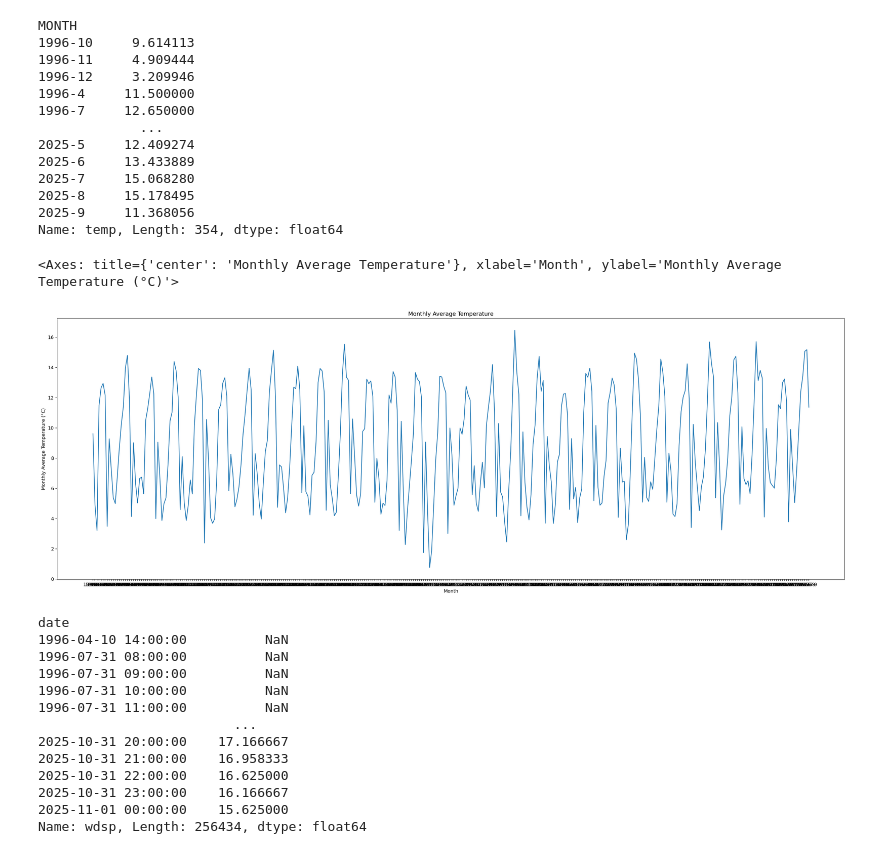
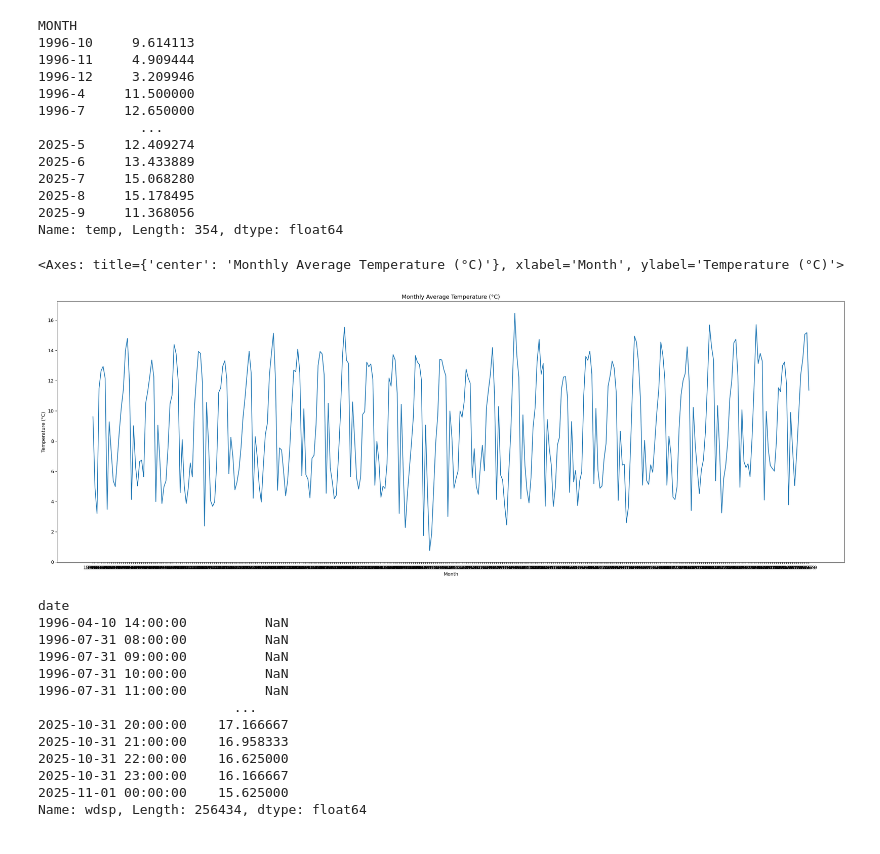
Before and after one commit to akshaypastagiya/PFDA, a Jupyter notebook: Assignments/assignment06-Weather.ipynb, the cells around one changed output. Drawn from its saved outputs; the diff is of its cells as text; code cells hidden in the pictures.

```diff
--- a/Assignments/assignment06-Weather.ipynb
+++ b/Assignments/assignment06-Weather.ipynb
@@ -8,7 +8,7 @@ import pandas as pd
 import matplotlib.pyplot as plt
 import seaborn as sns
 # %%
-df = pd.read_csv('https://cli.fusio.net/cli/climate_data/webdata/hly4935.csv', skiprows=23, index_col='date', low_memory=False,parse_dates=True)
+df = pd.read_csv('https://cli.fusio.net/cli/climate_data/webdata/hly4935.csv', skiprows=23, index_col='date', low_memory=False,parse_dates=True,date_format='%d-%b-%Y %H:%M')
 df.columns.to_list()
 print(df.head(3))
 # %% [output]
@@ -37,9 +37,9 @@ df = df.drop(columns=['ind', 'rain', 'ind.1', 'ind.2', 'wetb', 'dewpt', 'vappr',
 df['wdsp'] = pd.to_numeric(df['wdsp'], errors='coerce')
 # %%
 # convert date time to date
-df['DATE']=pd.to_datetime(df.index).date
+df['DATE']=pd.to_datetime(df.index,format='%d-%b-%Y %H:%M').date
 # convert the date time to month
-df['MONTH']=pd.to_datetime(df.index).year.astype(dtype='str') +"-"+ pd.to_datetime(df.index).month.astype(dtype='str')
+df['MONTH']=pd.to_datetime(df.index,format='%d-%b-%Y %H:%M').year.astype(dtype='str') +"-"+ pd.to_datetime(df.index,format='%d-%b-%Y %H:%M').month.astype(dtype='str')
 
 print(df.head(3))
 # %% [output]
@@ -97,13 +97,13 @@ Name: temp, Length: 354, dtype: float64
 # %%
 # plot the daily average temperature
 fig, ax = plt.subplots(figsize=(30, 10), dpi=140)
 ax.set_xlabel('Month')
-ax.set_ylabel('Monthly Average Temperature (°C)')
-ax.set_title('Monthly Average Temperature')
+ax.set_ylabel('Temperature (°C)')
+ax.set_title('Monthly Average Temperature (°C)')
 sns.lineplot(data=monthly_avg_temp, ax=ax)
 # %% [output]
-<Axes: title={'center': 'Monthly Average Temperature'}, xlabel='Month', ylabel='Monthly Average Temperature (°C)'>
+<Axes: title={'center': 'Monthly Average Temperature (°C)'}, xlabel='Month', ylabel='Temperature (°C)'>
-[figure, old version]
+[figure, new version]
 # %%
 rolling_wind_speed = df['wdsp'].rolling(window=24).mean()
 print(rolling_wind_speed)
```
Also changed, not shown: parts of 4 cells of this notebook.
